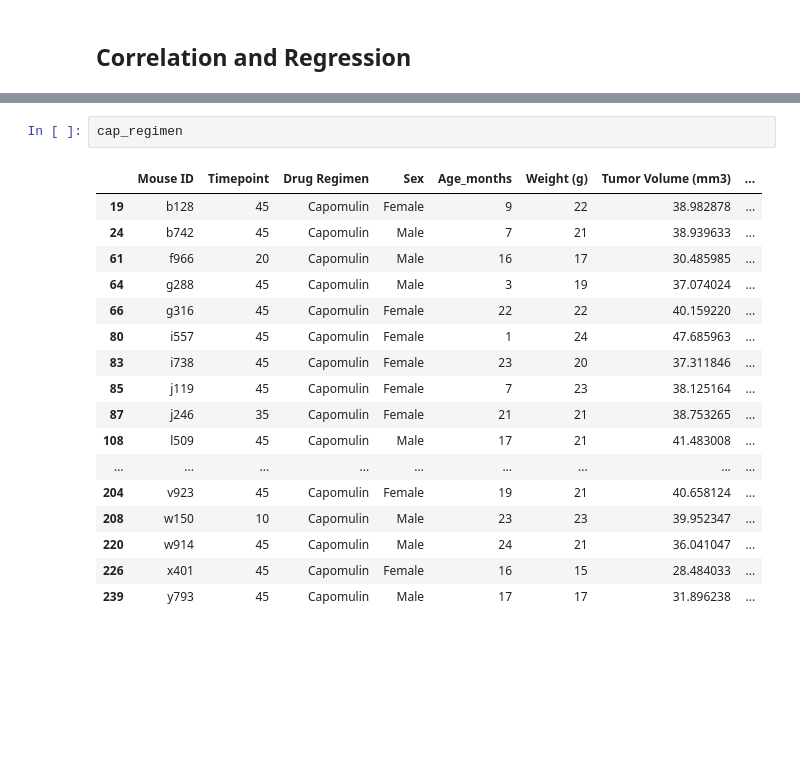
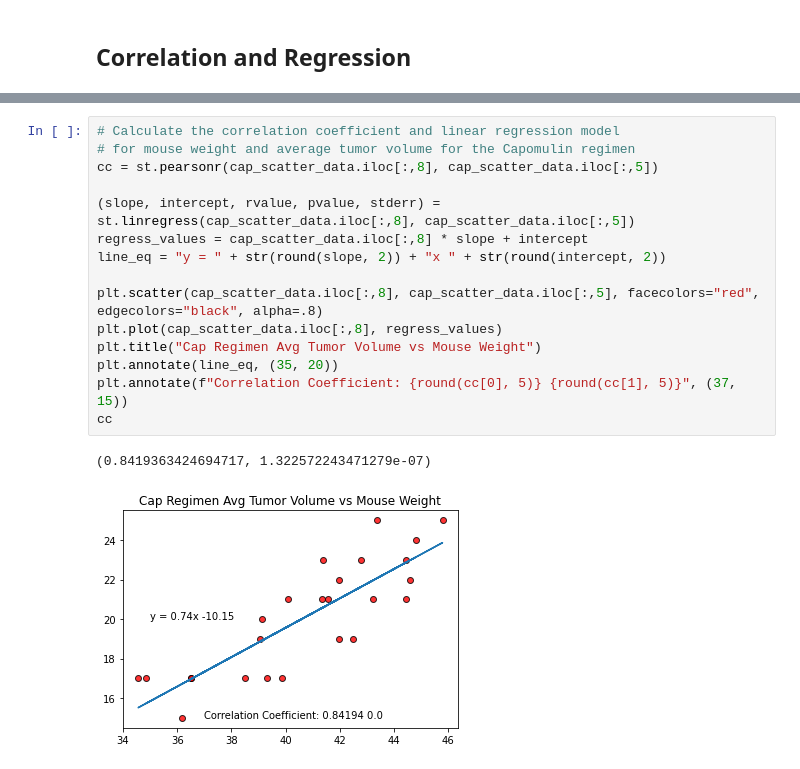
Before and after one commit to joshuadroid/pandas-challenge-2, a Jupyter notebook: Pymaceuticals/pymaceuticals_starter.ipynb, the cells around one changed output, grey strips where cells are left out. Saved outputs shown, nothing was run; the diff lists cells and outputs as text; blank space fills up the shorter version.

```diff
--- a/Pymaceuticals/pymaceuticals_starter.ipynb
+++ b/Pymaceuticals/pymaceuticals_starter.ipynb
@@ -324,20 +363,18 @@ cap_regimen.iloc[:,5]
-# %%
-cap_regimen
-# %% [output]
-|  | Mouse ID | Timepoint | Drug Regimen | Sex | Age_months | Weight (g) | Tumor Volume (mm3) | ... |
-| 19 | b128 | 45 | Capomulin | Female | 9 | 22 | 38.982878 | ... |
-| 24 | b742 | 45 | Capomulin | Male | 7 | 21 | 38.939633 | ... |
-| 61 | f966 | 20 | Capomulin | Male | 16 | 17 | 30.485985 | ... |
-| 64 | g288 | 45 | Capomulin | Male | 3 | 19 | 37.074024 | ... |
-| 66 | g316 | 45 | Capomulin | Female | 22 | 22 | 40.159220 | ... |
-| 80 | i557 | 45 | Capomulin | Female | 1 | 24 | 47.685963 | ... |
-| 83 | i738 | 45 | Capomulin | Female | 23 | 20 | 37.311846 | ... |
-| 85 | j119 | 45 | Capomulin | Female | 7 | 23 | 38.125164 | ... |
-| 87 | j246 | 35 | Capomulin | Female | 21 | 21 | 38.753265 | ... |
-| 108 | l509 | 45 | Capomulin | Male | 17 | 21 | 41.483008 | ... |
-| ... | ... | ... | ... | ... | ... | ... | ... | ... |
-| 204 | v923 | 45 | Capomulin | Female | 19 | 21 | 40.658124 | ... |
-| 208 | w150 | 10 | Capomulin | Male | 23 | 23 | 39.952347 | ... |
-| 220 | w914 | 45 | Capomulin | Male | 24 | 21 | 36.041047 | ... |
-| 226 | x401 | 45 | Capomulin | Female | 16 | 15 | 28.484033 | ... |
-| 239 | y793 | 45 | Capomulin | Male | 17 | 17 | 31.896238 | ... |
+# %%
+# Calculate the correlation coefficient and linear regression model
+# for mouse weight and average tumor volume for the Capomulin regimen
+cc = st.pearsonr(cap_scatter_data.iloc[:,8], cap_scatter_data.iloc[:,5])
+
+(slope, intercept, rvalue, pvalue, stderr) = st.linregress(cap_scatter_data.iloc[:,8], cap_scatter_data.iloc[:,5])
+regress_values = cap_scatter_data.iloc[:,8] * slope + intercept
+line_eq = "y = " + str(round(slope, 2)) + "x " + str(round(intercept, 2))
+
+plt.scatter(cap_scatter_data.iloc[:,8], cap_scatter_data.iloc[:,5], facecolors="red", edgecolors="black", alpha=.8)
+plt.plot(cap_scatter_data.iloc[:,8], regress_values)
+plt.title("Cap Regimen Avg Tumor Volume vs Mouse Weight")
+plt.annotate(line_eq, (35, 20))
+plt.annotate(f"Correlation Coefficient: {round(cc[0], 5)} {round(cc[1], 5)}", (37, 15))
+cc
+# %% [output]
+(0.8419363424694717, 1.322572243471279e-07)
+[figure, added]
```
Also changed, not shown: parts of 8 cells of this notebook.
